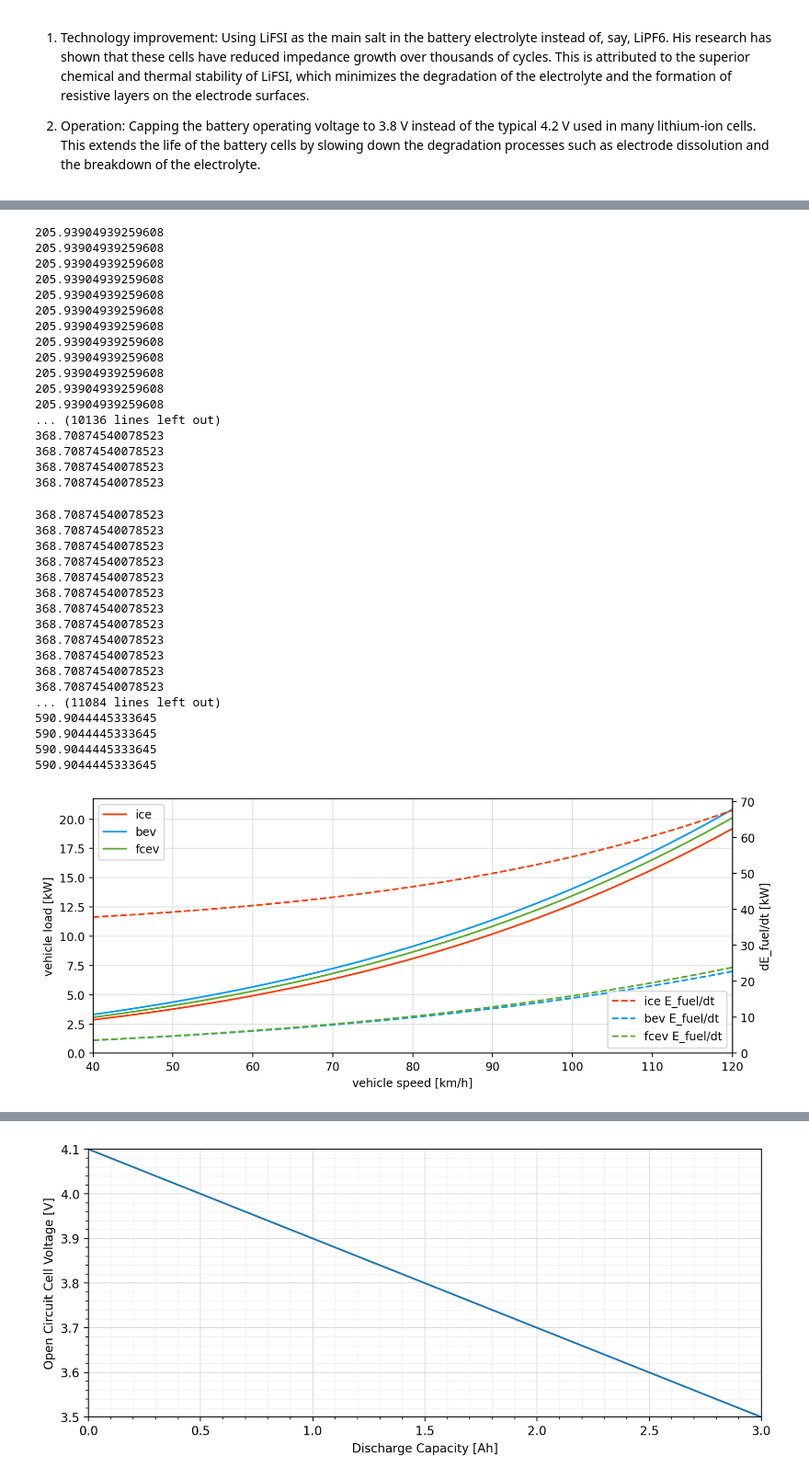
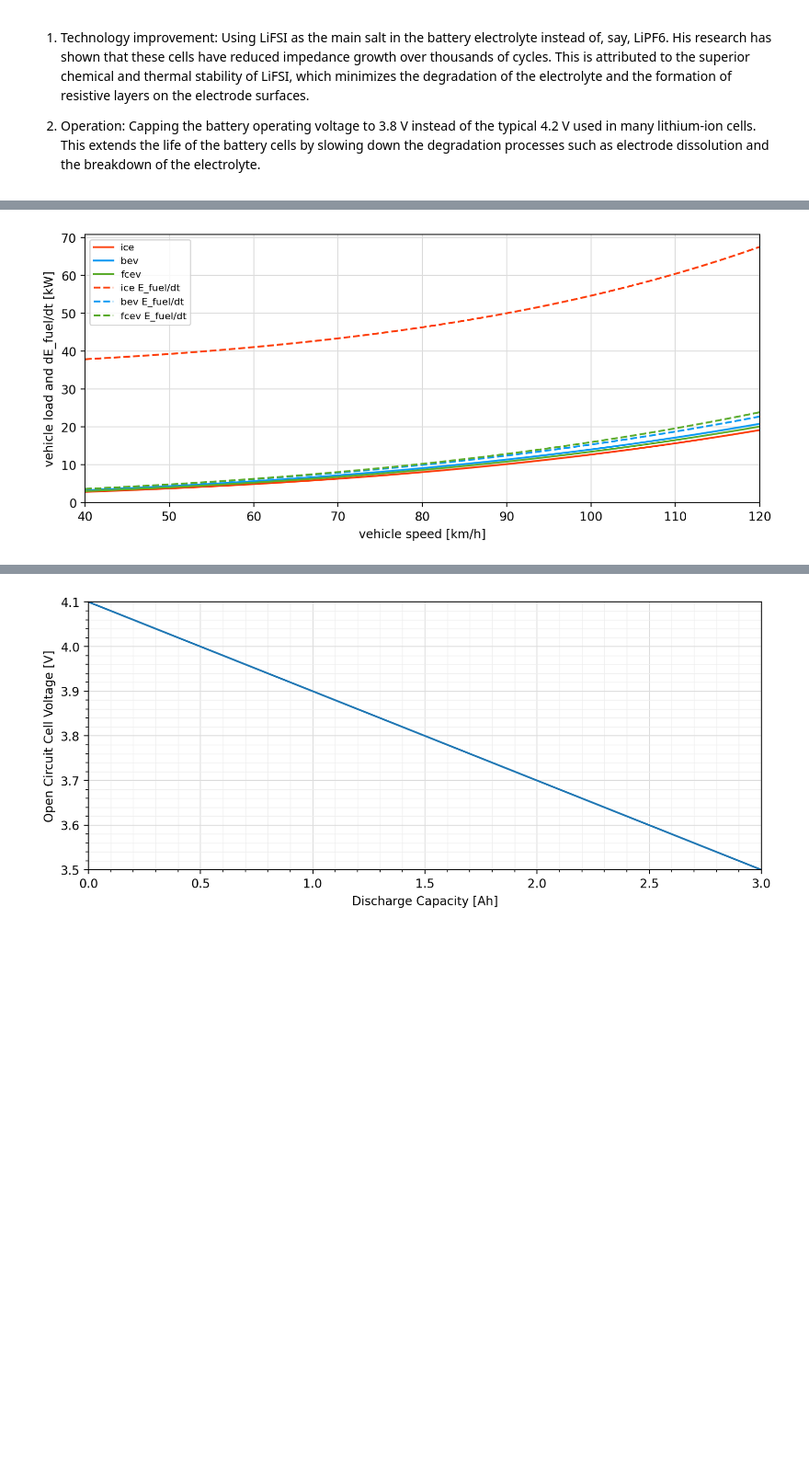
Before and after one commit to davvidbaker/aes-hw-s24, a Jupyter notebook: transportation/hw3.ipynb, the cells around one changed output, grey strips where cells are left out. Shown at 92% size. Drawn from its saved outputs; the diff is of its cells as text; code cells hidden in the pictures; blank space fills up the shorter version.

```diff
--- a/transportation/hw3.ipynb
+++ b/transportation/hw3.ipynb
@@ -743,7 +744,7 @@ def calculate_loads(vehicle):
             * C_roll
             * (G * np.cos(cycle["alpha"]) * cycle["v_veh"] / 1000)
         )
-        vehicle["Wdot_accel"][idx] = (
+        vehicle["Wdot_accel"][idx] = vehicle["mass"] * (
             np.array([max(0, dv_dt) for dv_dt in cycle["dv_vehdt"]])
             * cycle["v_veh"]
             / 1000
@@ -769,7 +770,6 @@ bev_color = "xkcd:azure"
 fcev_color = "xkcd:grass"
 
 fig, ax = plt.subplots(figsize=(10, 4))
-ax2 = ax.twinx()
 
 
 ax.plot(speeds, [max(arr) for arr in vehicle_ice["Wdot"]], label="ice", color=ice_color)
@@ -777,75 +777,38 @@ ax.plot(speeds, [max(arr) for arr in vehicle_bev["Wdot"]], label="bev", color=be
 ax.plot(
     speeds, [max(arr) for arr in vehicle_fcev["Wdot"]], label="fcev", color=fcev_color
 )
 # dividing by 60 because 60 seconds in simulation
-ax2.plot(
+ax.plot(
     speeds,
     # all E_fuel's are the same per simulation, so just taking a single value
     [max(arr) / 60 for arr in vehicle_ice["E_fuel"]],
     label="ice E_fuel/dt",
     linestyle="dashed",
     color=ice_color,
 )
-ax2.plot(
+ax.plot(
     speeds,
     [max(arr) / 60 for arr in vehicle_bev["E_fuel"]],
     label="bev E_fuel/dt",
     linestyle="dashed",
     color=bev_color,
 )
-ax2.plot(
+ax.plot(
     speeds,
     [max(arr) / 60 for arr in vehicle_fcev["E_fuel"]],
     label="fcev E_fuel/dt",
     linestyle="dashed",
     color=fcev_color,
 )
-ax.set_ylabel("vehicle load [kW]")
-ax2.set_ylabel("dE_fuel/dt [kW]")
+ax.set_ylabel("vehicle load and dE_fuel/dt [kW]")
 ax.set_xlabel("vehicle speed [km/h]")
 ax.set_ylim(0)
-ax2.set_ylim(0)
 ax.set_xlim(40, 120)
-ax.legend(loc="upper left")
-ax2.legend(loc="lower right")
+ax.legend(loc="upper left", prop={"size": 8})
 
 nice_grid(ax)
 ax.minorticks_off();
 # %% [output]
-205.93904939259608
-205.93904939259608
-205.93904939259608
-205.93904939259608
-205.93904939259608
-205.93904939259608
-205.93904939259608
-205.93904939259608
-205.93904939259608
-205.93904939259608
-205.93904939259608
-205.93904939259608
-... (10136 lines left out)
-368.70874540078523
-368.70874540078523
-368.70874540078523
-368.70874540078523
-368.70874540078523
-368.70874540078523
-368.70874540078523
-368.70874540078523
-368.70874540078523
-368.70874540078523
-368.70874540078523
-368.70874540078523
-368.70874540078523
-368.70874540078523
-368.70874540078523
-368.70874540078523
-... (11084 lines left out)
-590.9044445333645
-590.9044445333645
-590.9044445333645
-590.9044445333645
-[figure, old version]
+[figure, new version]
 # %% [markdown]
 ![image.png](attachment:image.png)
```
Also changed, not shown: parts of 14 cells of this notebook, 1 other file.
